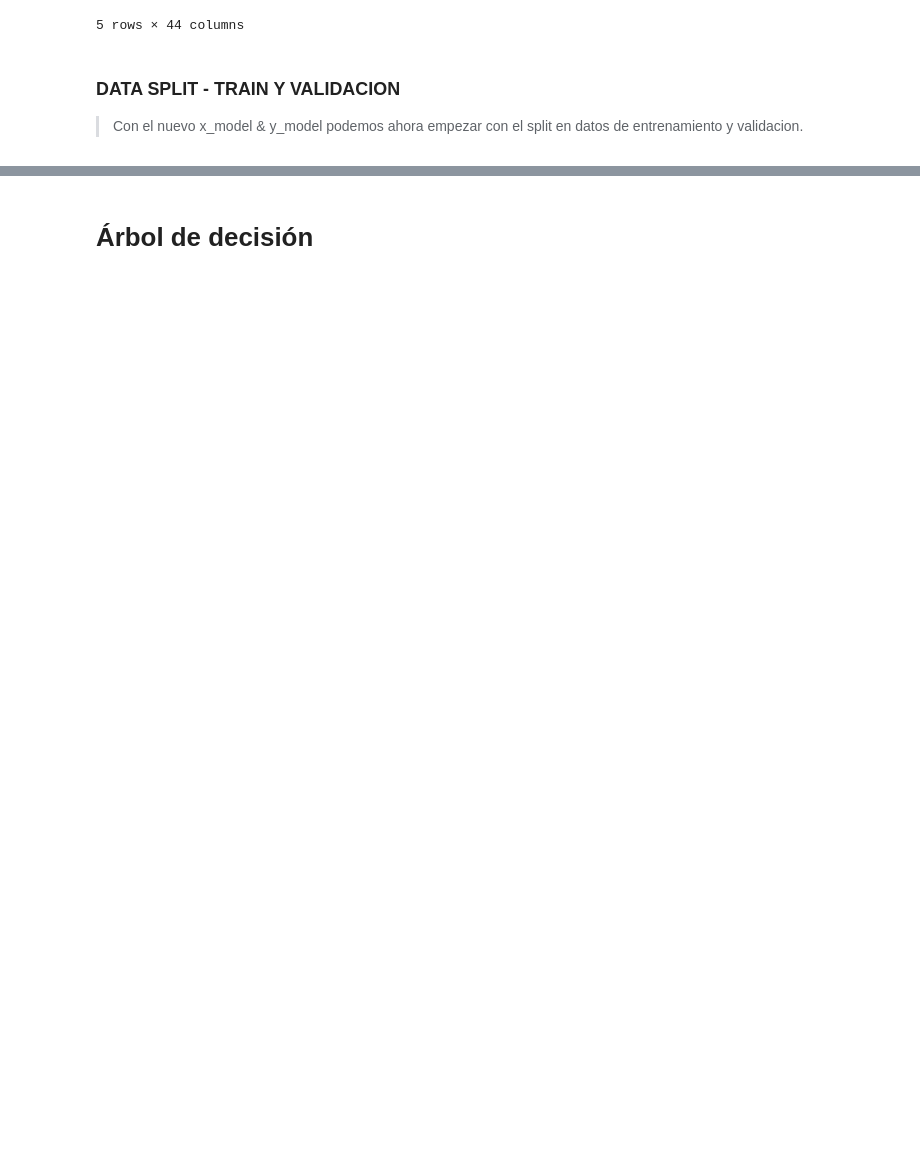
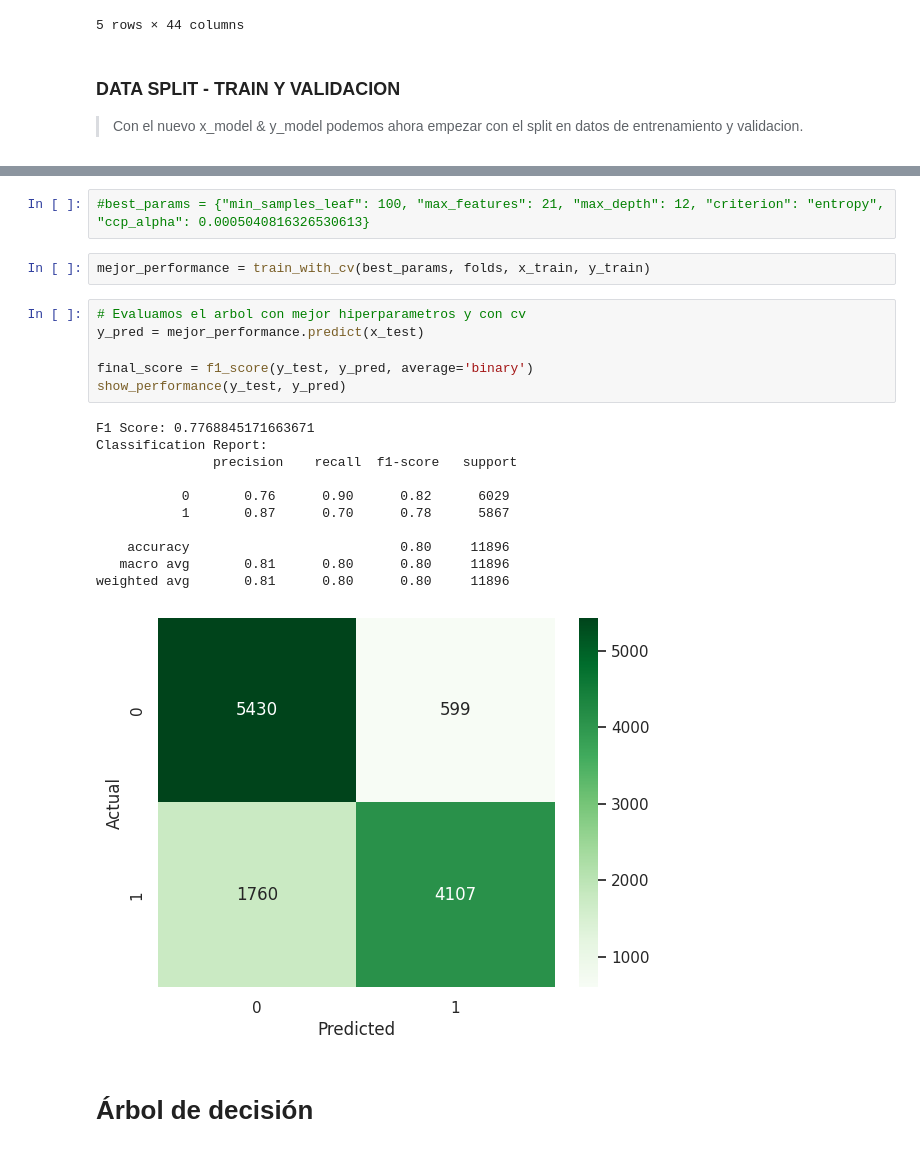
Before and after one commit to FrancoSecchi/7506R-1C2023-GRUPO02, a Jupyter notebook: checkpoint-2/7506R_TP1_GRUPO02_CHP2_ENTREGA.ipynb, the cells around one changed output, grey strips where cells are left out. Drawn from its saved outputs; the diff is of its cells as text; blank space fills up the shorter version.

```diff
--- a/checkpoint-2/7506R_TP1_GRUPO02_CHP2_ENTREGA.ipynb
+++ b/checkpoint-2/7506R_TP1_GRUPO02_CHP2_ENTREGA.ipynb
@@ -376,2 +513,24 @@ PRIORIDAD MAXIMA: REVISAR TODO LO QUE DROPPEAMOS Y PERSISTIRLO EN EL DE TEST, NO
+# %%
+#best_params = {"min_samples_leaf": 100, "max_features": 21, "max_depth": 12, "criterion": "entropy", "ccp_alpha": 0.0005040816326530613}
+# %%
+mejor_performance = train_with_cv(best_params, folds, x_train, y_train)
+# %%
+# Evaluamos el arbol con mejor hiperparametros y con cv
+y_pred = mejor_performance.predict(x_test)
+
+final_score = f1_score(y_test, y_pred, average='binary')
+show_performance(y_test, y_pred)
+# %% [output]
+F1 Score: 0.7768845171663671
+Classification Report:
+               precision    recall  f1-score   support
+
+           0       0.76      0.90      0.82      6029
+           1       0.87      0.70      0.78      5867
+
+    accuracy                           0.80     11896
+   macro avg       0.81      0.80      0.80     11896
+weighted avg       0.81      0.80      0.80     11896
+[figure, added]
 # %% [markdown]
 # Árbol de decisión
```
Also changed, not shown: parts of 58 cells of this notebook.
